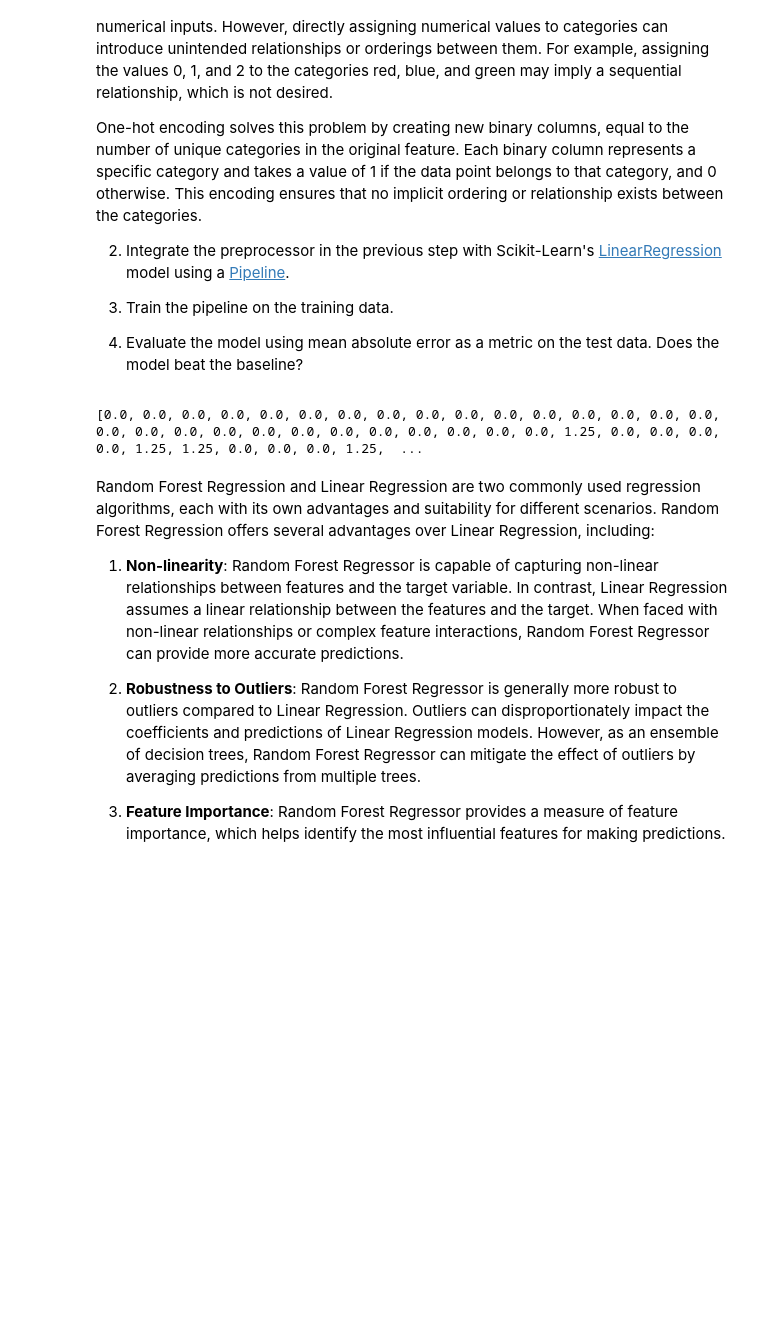
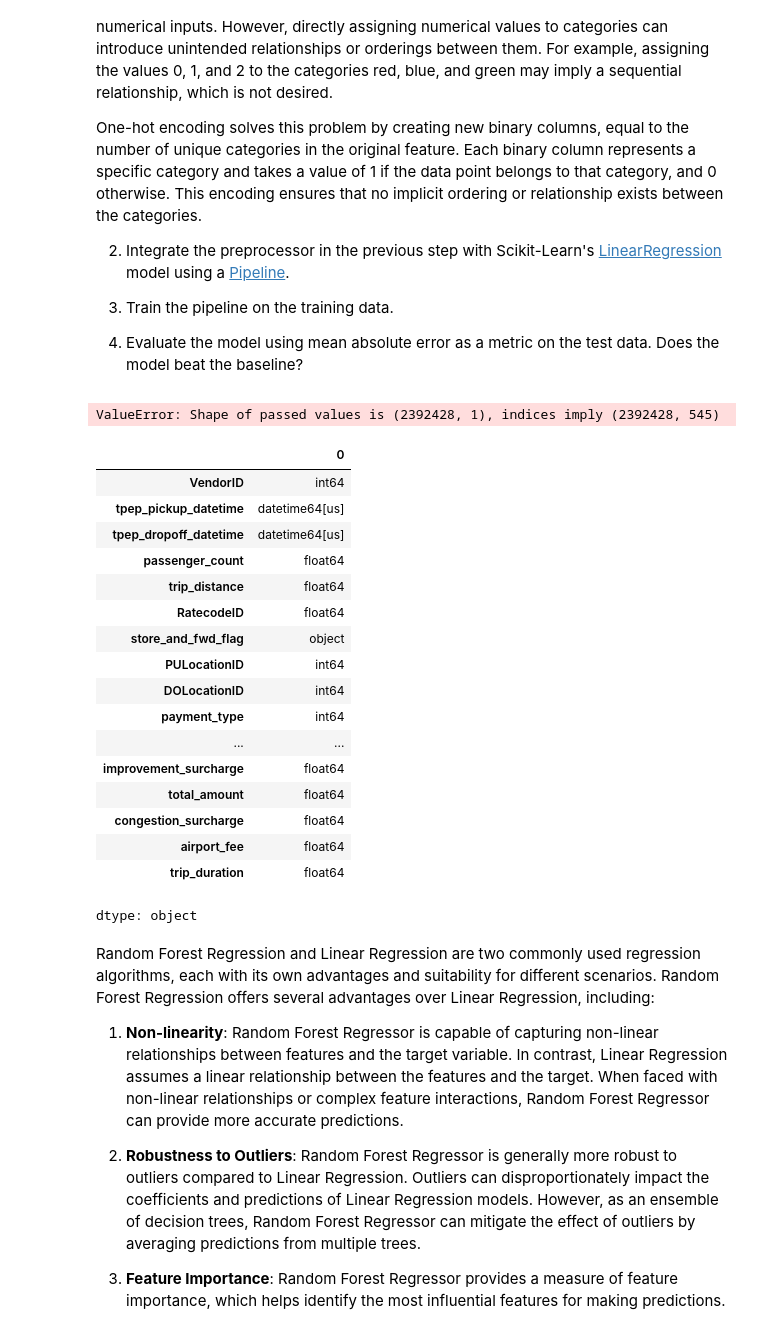
Before and after one commit to FranciscoNav/springboard, a Jupyter notebook: student_mle_miniproject_ml.ipynb, the cells around one changed output. Cells and saved outputs as stored; diff of their text form; code cells hidden in the pictures; blank space fills up the shorter version.

```diff
--- a/student_mle_miniproject_ml.ipynb
+++ b/student_mle_miniproject_ml.ipynb
@@ -137,21 +137,54 @@ Here are your tasks:
 
   4. Evaluate the model using mean absolute error as a metric on the test data. Does the model beat the baseline?
 # %%
-# Use Scikit-Learn's ColumnTransformer to preprocess the categorical and
-# continuous features independently.
+# Use Scikit-Learn's ColumnTransformer to preprocess the categorical and continuous features independently.
 
-continuous_columns = ['tpep_pickup_datetime','tpep_dropoff_datetime','passenger_count','trip_distance','fare_amount','extra','mta_tax','tip_amount',	'tolls_amount','improvement_surcharge','total_amount','congestion_surcharge','airport_fee','trip_duration']
+continuous_columns = ['passenger_count','trip_distance','fare_amount','extra','mta_tax','tip_amount',	'tolls_amount','improvement_surcharge','total_amount','congestion_surcharge','airport_fee','trip_duration']
 categorical_columns = ['VendorID','RatecodeID','store_and_fwd_flag','PULocationID',	'DOLocationID','payment_type']
-tr = [('num', StandardScaler(), continuous_columns),('cat', OneHotEncoder(), categorical_columns)]
+tr = [('num', StandardScaler(), continuous_columns),('cat', OneHotEncoder(handle_unknown='ignore'), categorical_columns)]
 
 preprocessor = ColumnTransformer(transformers=tr)
+
+# transformed_data = preprocessor.fit_transform(df)
+
+# cat_feature_names = preprocessor.named_transformers_['cat'].get_feature_names_out(categorical_columns)
+# all_feature_names  = np.concatenate([continuous_columns, cat_feature_names])
+
+# # fails here
+# transformed_df = pd.DataFrame(transformed_data, columns=all_feature_names)
+
+# transformed_df.head()
+# %% [output]
+ValueError: Shape of passed values is (2392428, 1), indices imply (2392428, 545)
 # %%
-# Create a pipeline object containing the column transformations and regression
-# model.
+# Create a pipeline object containing the column transformations and regression model.
+pipeline = Pipeline(steps=[('preprocessor', preprocessor),('regressor', LinearRegression())])
-# %% [output]
-[0.0, 0.0, 0.0, 0.0, 0.0, 0.0, 0.0, 0.0, 0.0, 0.0, 0.0, 0.0, 0.0, 0.0, 0.0, 0.0, 0.0, 0.0, 0.0, 0.0, 0.0, 0.0, 0.0, 0.0, 0.0, 0.0, 0.0, 0.0, 1.25, 0.0, 0.0, 0.0, 0.0, 1.25, 1.25, 0.0, 0.0, 0.0, 1.25,  ...
 # %%
 # Fit the pipeline on the training data.
+# pipeline.fit(X_train, y_train)
+
+import scipy.sparse
+
+featurizer = preprocessor.fit()
+# %% [output]
+|  | 0 |
+| VendorID | int64 |
+| tpep_pickup_datetime | datetime64[us] |
+| tpep_dropoff_datetime | datetime64[us] |
+| passenger_count | float64 |
+| trip_distance | float64 |
+| RatecodeID | float64 |
+| store_and_fwd_flag | object |
+| PULocationID | int64 |
+| DOLocationID | int64 |
+| payment_type | int64 |
+| ... | ... |
+| improvement_surcharge | float64 |
+| total_amount | float64 |
+| congestion_surcharge | float64 |
+| airport_fee | float64 |
+| trip_duration | float64 |
+dtype: object
 # %%
 # Make predictions on the test data.
 # %% [markdown]
```
